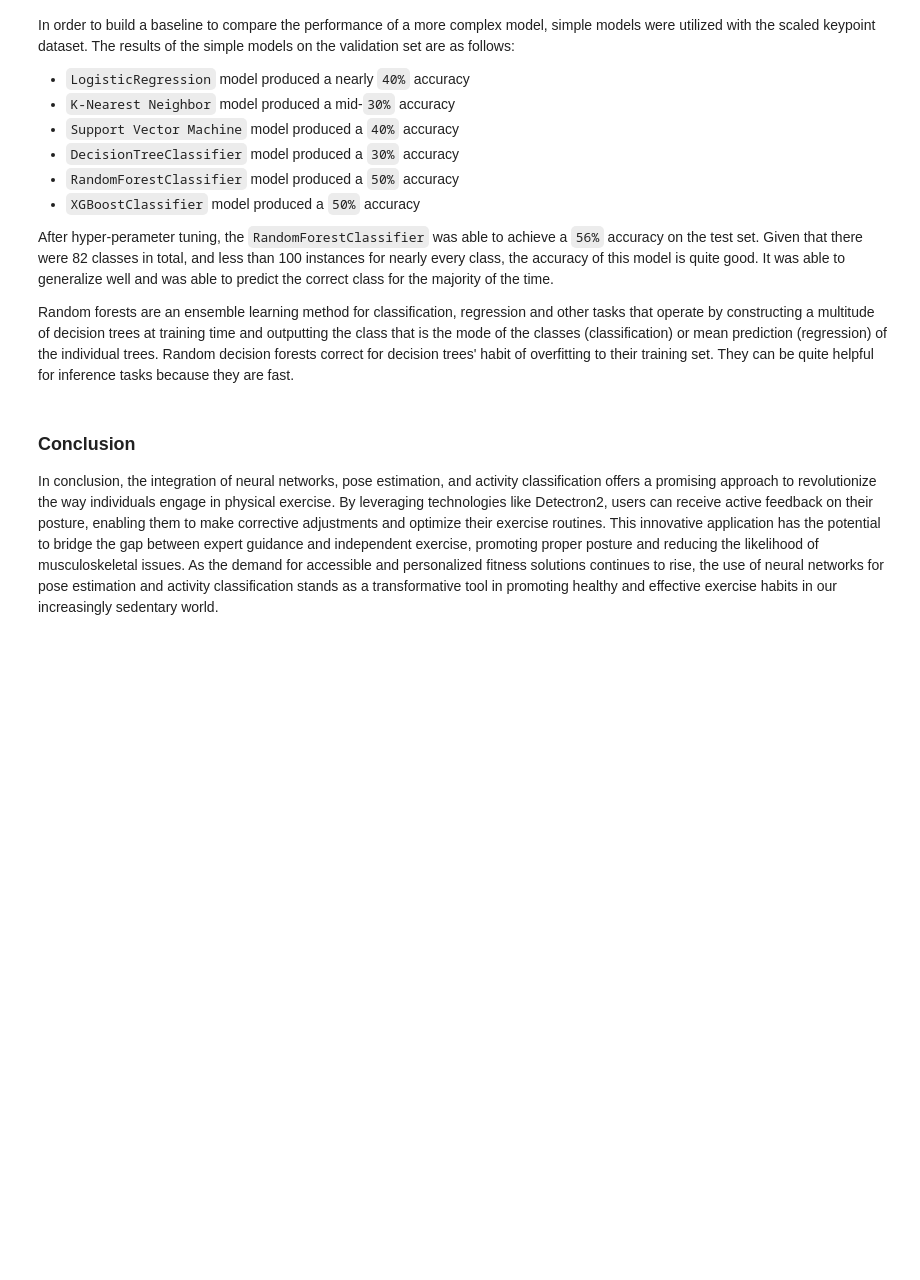
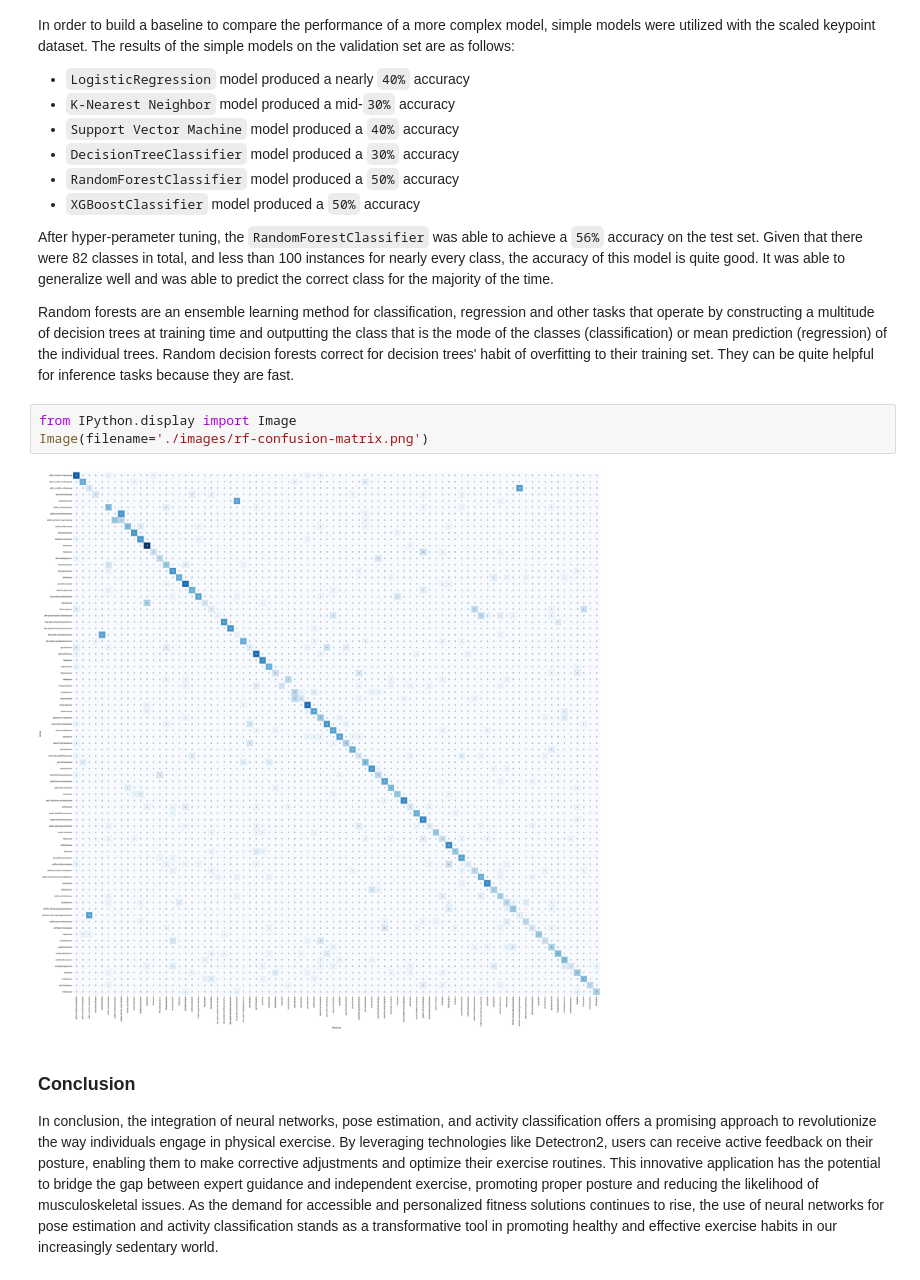
Before and after one commit to oftenfrequent/human-posture-detection, a Jupyter notebook: report/report-notebook.ipynb, the cells around one changed output. Drawn from its saved outputs; the diff is of its cells as text; blank space fills up the shorter version.

```diff
--- a/report/report-notebook.ipynb
+++ b/report/report-notebook.ipynb
@@ -134,6 +158,11 @@ In order to build a baseline to compare the performance of a more complex model,
 After hyper-perameter tuning, the `RandomForestClassifier` was able to achieve a `56%` accuracy on the test set. Given that there were 82 classes in total, and less than 100 instances for nearly every class, the accuracy of this model is quite good. It was able to generalize well and was able to predict the correct class for the majority of the time.
 
 Random forests are an ensemble learning method for classification, regression and other tasks that operate by constructing a multitude of decision trees at training time and outputting the class that is the mode of the classes (classification) or mean prediction (regression) of the individual trees. Random decision forests correct for decision trees' habit of overfitting to their training set. They can be quite helpful for inference tasks because they are fast.
+# %%
+from IPython.display import Image
+Image(filename='./images/rf-confusion-matrix.png')
+# %% [output]
+[figure, added]
 # %% [markdown]
 ### Conclusion
 
```
Also changed, not shown: parts of 5 cells of this notebook, 11 other files.
